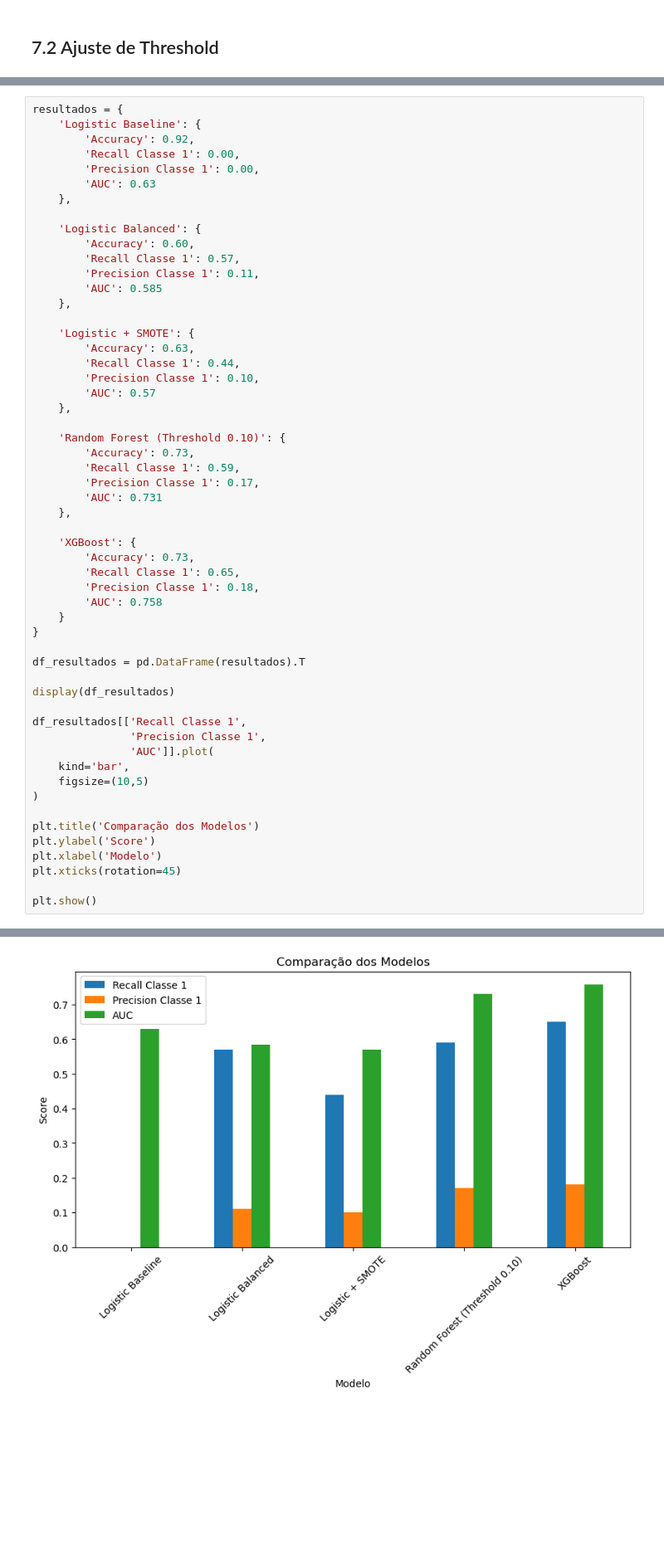
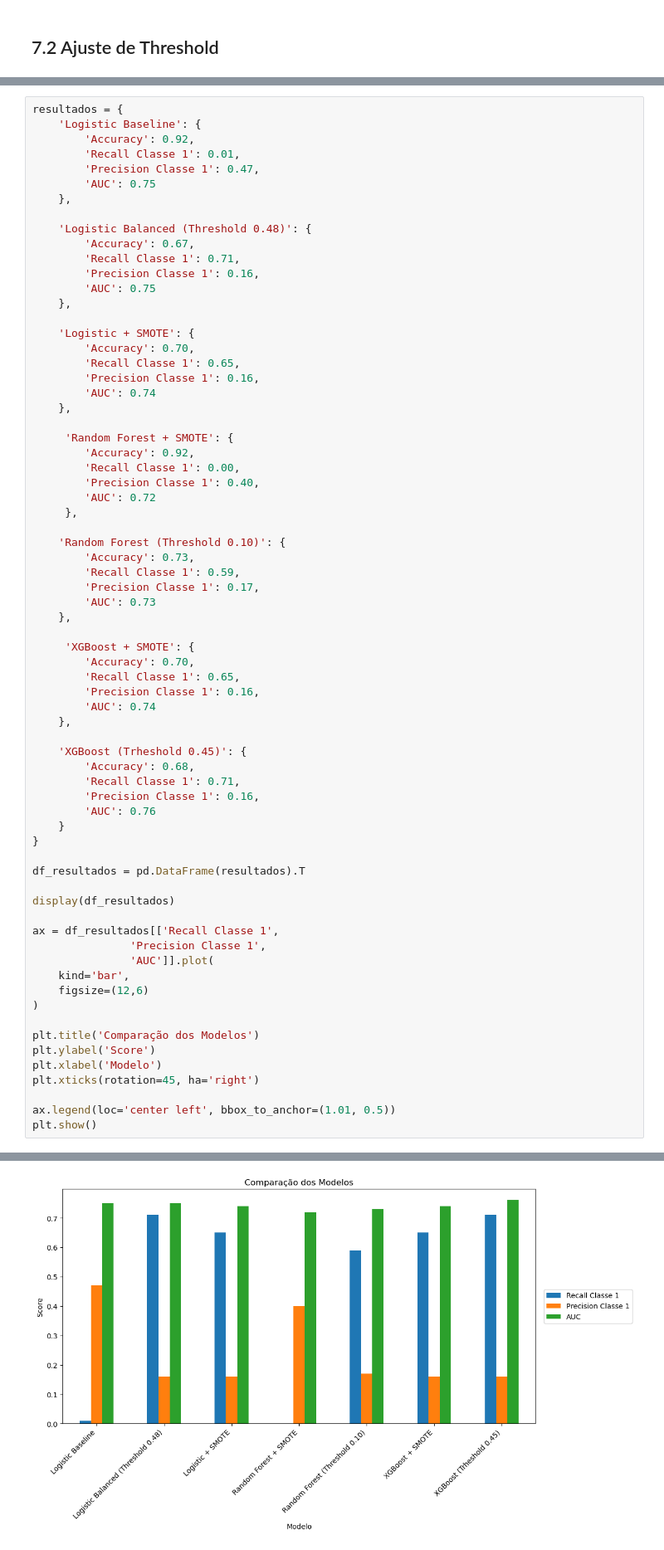
Before and after one commit to Rd-Brito13/Credit-Risk, a Jupyter notebook: notebook/04_modelos_avancados.ipynb, the cells around one changed output, grey strips where cells are left out. Shown at 83% size. Saved outputs shown, nothing was run; the diff lists cells and outputs as text; blank space fills up the shorter version.

Commit message:
refazer muita coisa, inclusive as classes e rfe

```diff
--- a/notebook/04_modelos_avancados.ipynb
+++ b/notebook/04_modelos_avancados.ipynb
@@ -1158,37 +1257,51 @@ Por fim, o XGBoost apresentou o melhor equilíbrio entre Recall, Precision e AUC
 resultados = {
     'Logistic Baseline': {
         'Accuracy': 0.92,
-        'Recall Classe 1': 0.00,
-        'Precision Classe 1': 0.00,
-        'AUC': 0.63
+        'Recall Classe 1': 0.01,
+        'Precision Classe 1': 0.47,
+        'AUC': 0.75
     },
 
-    'Logistic Balanced': {
-        'Accuracy': 0.60,
-        'Recall Classe 1': 0.57,
-        'Precision Classe 1': 0.11,
-        'AUC': 0.585
+    'Logistic Balanced (Threshold 0.48)': {
+        'Accuracy': 0.67,
+        'Recall Classe 1': 0.71,
+        'Precision Classe 1': 0.16,
+        'AUC': 0.75
     },
 
     'Logistic + SMOTE': {
-        'Accuracy': 0.63,
-        'Recall Classe 1': 0.44,
-        'Precision Classe 1': 0.10,
-        'AUC': 0.57
+        'Accuracy': 0.70,
+        'Recall Classe 1': 0.65,
+        'Precision Classe 1': 0.16,
+        'AUC': 0.74
     },
+
+     'Random Forest + SMOTE': {
+        'Accuracy': 0.92,
+        'Recall Classe 1': 0.00,
+        'Precision Classe 1': 0.40,
+        'AUC': 0.72
+     },
 
     'Random Forest (Threshold 0.10)': {
         'Accuracy': 0.73,
         'Recall Classe 1': 0.59,
         'Precision Classe 1': 0.17,
-        'AUC': 0.731
+        'AUC': 0.73
     },
 
-    'XGBoost': {
-        'Accuracy': 0.73,
+     'XGBoost + SMOTE': {
+        'Accuracy': 0.70,
         'Recall Classe 1': 0.65,
-        'Precision Classe 1': 0.18,
-        'AUC': 0.758
+        'Precision Classe 1': 0.16,
+        'AUC': 0.74
+    },
+
+    'XGBoost (Trheshold 0.45)': {
+        'Accuracy': 0.68,
+        'Recall Classe 1': 0.71,
+        'Precision Classe 1': 0.16,
+        'AUC': 0.76
     }
 }
 
@@ -1196,18 +1309,19 @@ df_resultados = pd.DataFrame(resultados).T
 
 display(df_resultados)
 
-df_resultados[['Recall Classe 1',
+ax = df_resultados[['Recall Classe 1',
                'Precision Classe 1',
                'AUC']].plot(
     kind='bar',
-    figsize=(10,5)
+    figsize=(12,6)
 )
 
 plt.title('Comparação dos Modelos')
 plt.ylabel('Score')
 plt.xlabel('Modelo')
-plt.xticks(rotation=45)
+plt.xticks(rotation=45, ha='right')
 
+ax.legend(loc='center left', bbox_to_anchor=(1.01, 0.5))
 plt.show()
 # %% [output]
 |  | Accuracy | Recall Classe 1 | Precision Classe 1 | AUC |
@@ -1219,4 +1335,4 @@ plt.show()
-[figure, old version]
+[figure, new version]
 # %% [markdown]
 # 9. Conclusões
 
```
Also changed, not shown: parts of 8 cells of this notebook, 3 other files.
